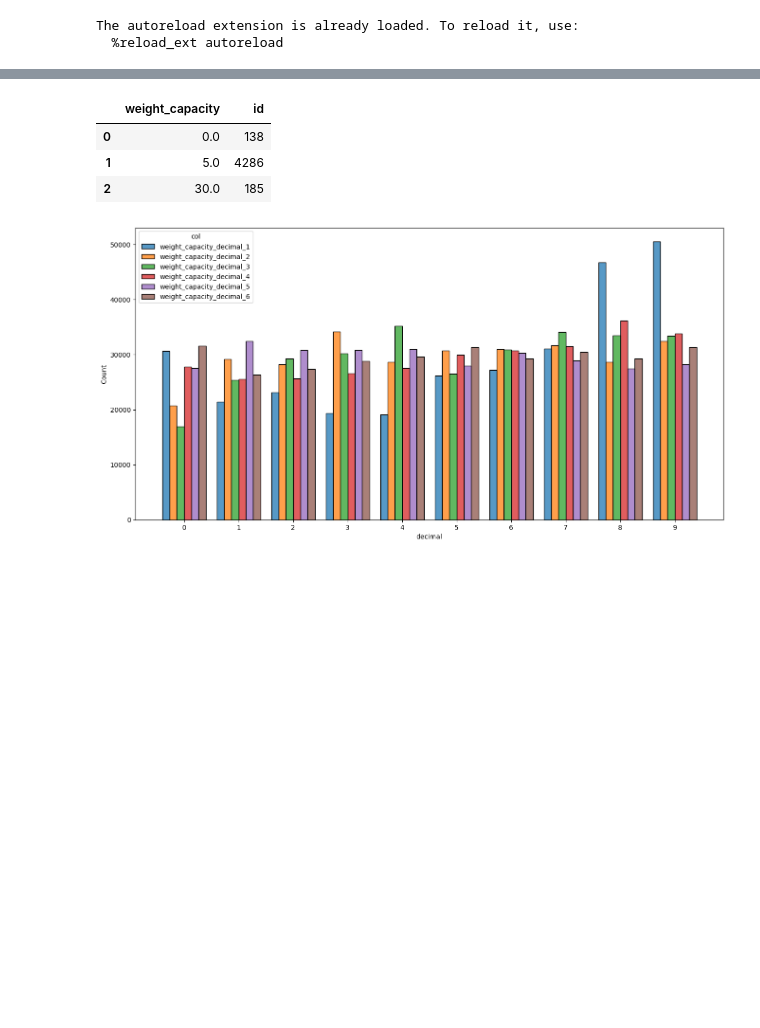
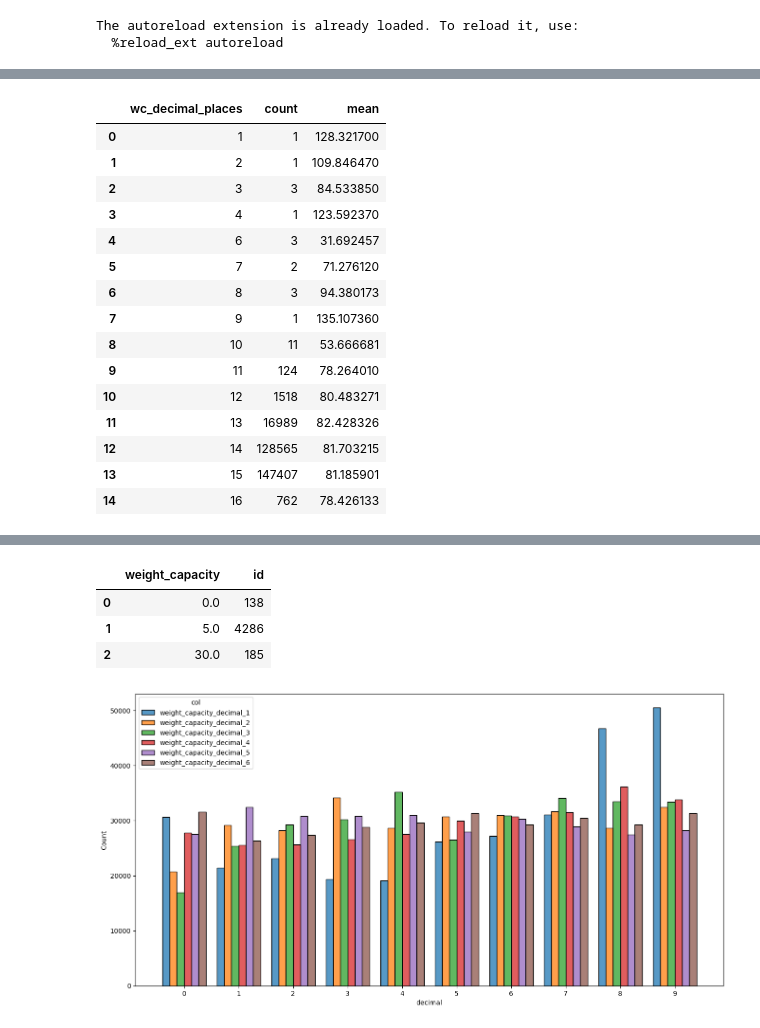
Before and after one commit to Jordanbarker/backpack-prediction-challenge, a Jupyter notebook: notebooks/01_eda_cont.ipynb, the cells around one changed output, grey strips where cells are left out. Saved outputs shown, nothing was run; the diff lists cells and outputs as text; code cells hidden in the pictures; blank space fills up the shorter version.

```diff
--- a/notebooks/01_eda_cont.ipynb
+++ b/notebooks/01_eda_cont.ipynb
@@ -88,0 +96,27 @@ The autoreload extension is already loaded. To reload it, use:
+# %%
+# Function to extract first n decimal places without rounding
+def extract_decimal_places(value, n):
+    if pd.isna(value):  # Handle NaN values
+        return None
+    value_str = str(value)
+    if '.' in value_str:
+        integer_part, decimal_part = value_str.split('.')
+        truncated_decimal = decimal_part[:n]  # Get first n decimal places
+        return float(f"{integer_part}.{truncated_decimal}") if truncated_decimal else float(integer_part)
+    return float(value)  # No decimal point means return as is
+
+
+def extract_decimal_part(value, n):
+    if pd.isna(value):  # Handle NaN values
+        return None
+    value_str = str(value)
+    if '.' in value_str:
+        decimal_part = value_str.split('.')[1][:n]  # Get first n decimal places
+        return decimal_part if decimal_part else '0'  # Ensure we return at least '0'
+    return '0'  # If no decimal part, return '0'
+
+# number of decimal places to extract)
+n = 2
+# train_df['truncated_weight_capacity'] = train_df['weight_capacity'].apply(lambda x: extract_decimal_places(x, n))
+train_df['truncated_weight_capacity'] = train_df['weight_capacity'].apply(lambda x: extract_decimal_part(x, n))
+train_df[['weight_capacity', 'truncated_weight_capacity']]
@@ -88,0 +153,22 @@ The autoreload extension is already loaded. To reload it, use:
+# %%
+num_col = 'weight_capacity'
+not_even = train_df[train_df[num_col] != train_df[num_col].round(0)]
+
+not_even.groupby(['wc_decimal_places'], as_index=False)['price'].agg(['count', 'mean'])
+# %% [output]
+|  | wc_decimal_places | count | mean |
+| 0 | 1 | 1 | 128.321700 |
+| 1 | 2 | 1 | 109.846470 |
+| 2 | 3 | 3 | 84.533850 |
+| 3 | 4 | 1 | 123.592370 |
+| 4 | 6 | 3 | 31.692457 |
+| 5 | 7 | 2 | 71.276120 |
+| 6 | 8 | 3 | 94.380173 |
+| 7 | 9 | 1 | 135.107360 |
+| 8 | 10 | 11 | 53.666681 |
+| 9 | 11 | 124 | 78.264010 |
+| 10 | 12 | 1518 | 80.483271 |
+| 11 | 13 | 16989 | 82.428326 |
+| 12 | 14 | 128565 | 81.703215 |
+| 13 | 15 | 147407 | 81.185901 |
+| 14 | 16 | 762 | 78.426133 |
```
Also changed, not shown: parts of 15 cells of this notebook, 1 other file.
